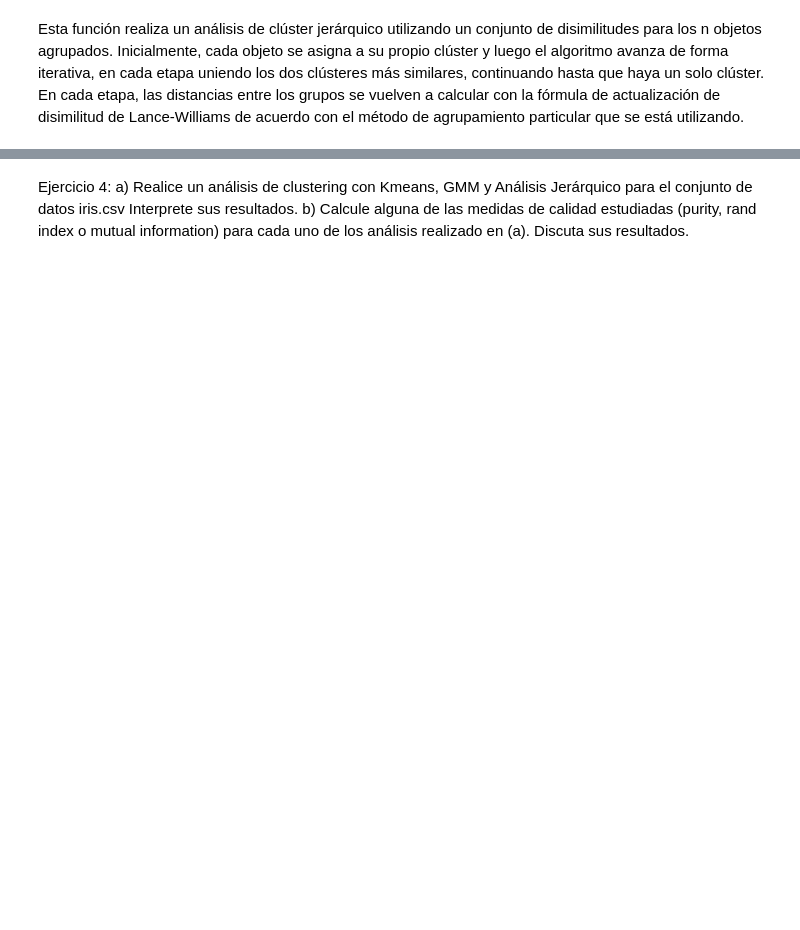
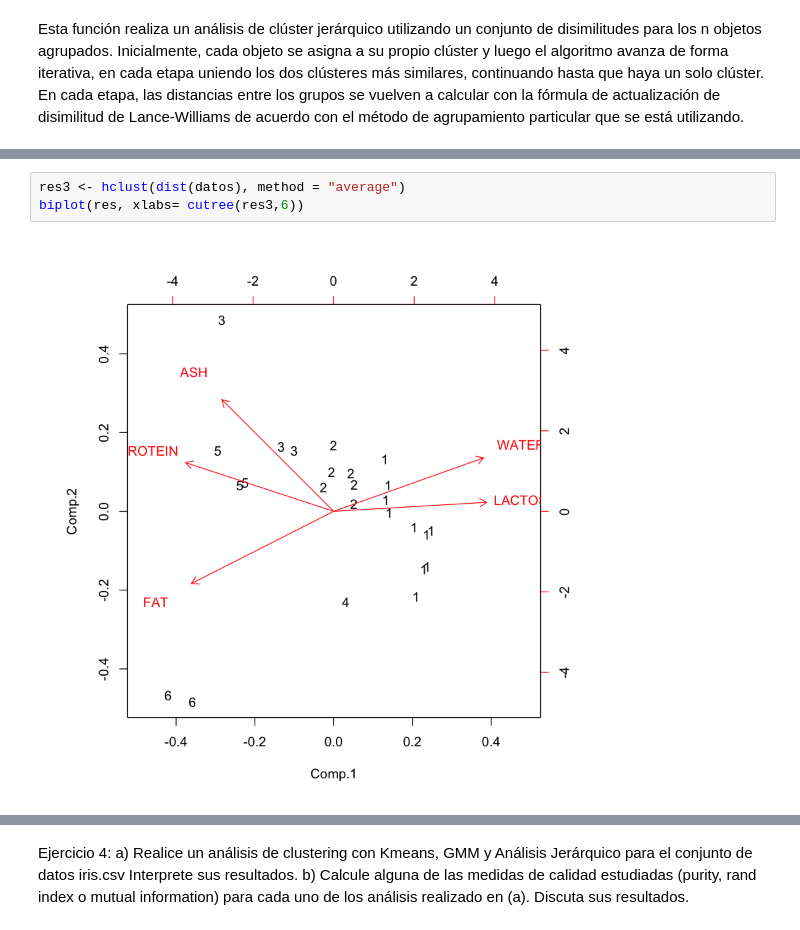
Before and after one commit to IntiRomeroUACh/IA, a Jupyter notebook: IA - Eliana S./Clustering_Notebook2.ipynb, the cells around one changed output, grey strips where cells are left out. Saved outputs shown, nothing was run; the diff lists cells and outputs as text; blank space fills up the shorter version.

```diff
--- a/IA - Eliana S./Clustering_Notebook2.ipynb
+++ b/IA - Eliana S./Clustering_Notebook2.ipynb
@@ -114,0 +229,5 @@ Una serie de diferentes métodos de agrupación se proporcionan. El método de v
+# %%
+res3 <- hclust(dist(datos), method = "average")
+biplot(res, xlabs= cutree(res3,6))
+# %% [output]
+[figure, added]
```
Also changed, not shown: parts of 40 cells of this notebook, 8 other files.
